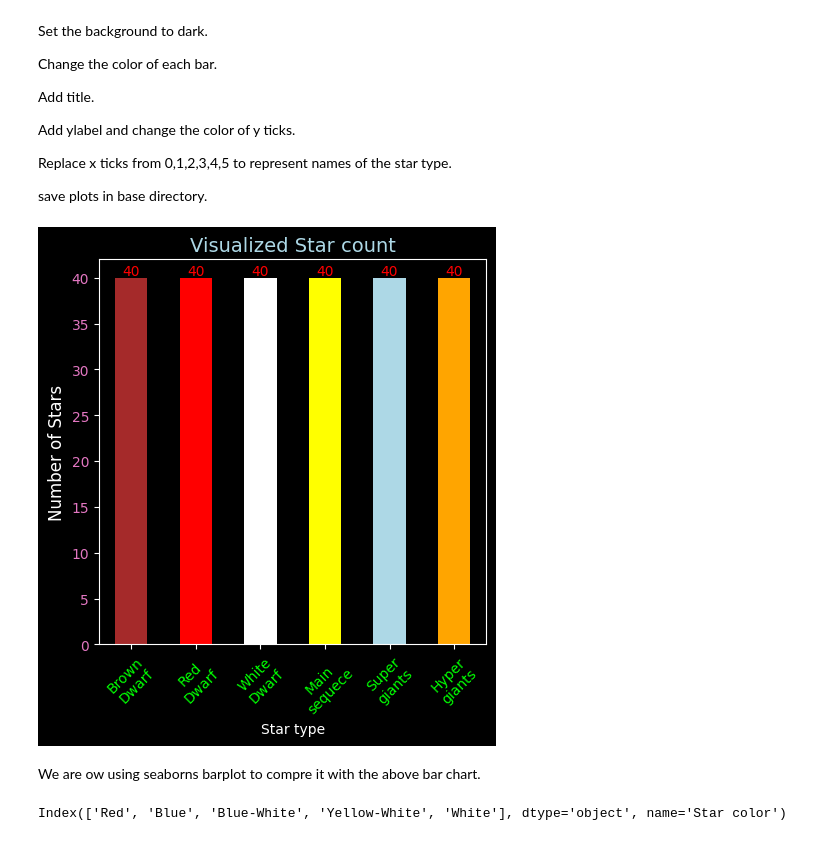
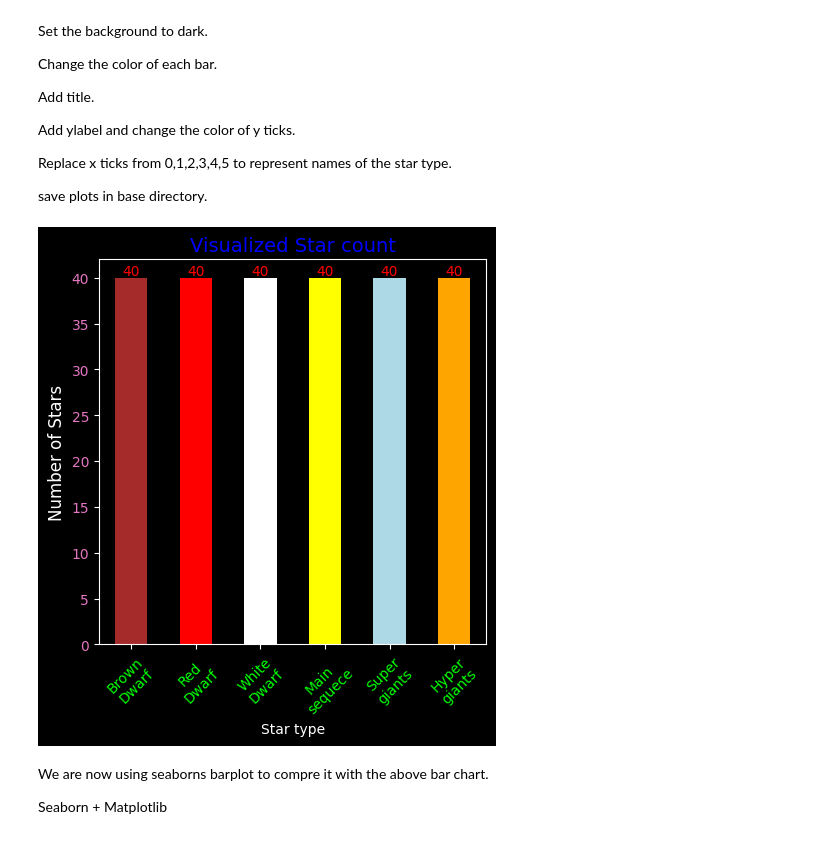
Before and after one commit to Otieno-clinton/Otieno-clinton, a Jupyter notebook: Astronomical_data_set.ipynb, the cells around one changed output. Cells and saved outputs as stored; diff of their text form; code cells hidden in the pictures.

```diff
--- a/Astronomical_data_set.ipynb
+++ b/Astronomical_data_set.ipynb
@@ -19,0 +9,2 @@ stars_df.head()
+# %%
+stars_df = pd.read_csv('/content/cleaned_star_data.csv') # reading or loading data from the file
@@ -96,20 +96,17 @@ plt.show()
 # %%
 plt.figure(figsize= (5, 5))
 plt.style.use('dark_background')
 plt.ylabel('Number of Stars', color = 'white', fontsize = 12)
 plt.yticks(color='tab:pink')
-plt.title('Visualized Star count', color= 'lightblue',fontsize = 14)
+plt.title('Visualized Star count', color= 'blue',fontsize = 14)
 ax = stars_df['Star type'].value_counts().plot(kind= 'bar', color=['brown','red','white', 'yellow', 'lightblue','orange'])
 ax.bar_label(ax.containers[0], color= 'red') #Add the value of counts on top of the bars.
 plt.xticks(ticks=[0,1,2,3,4,5,], labels=['Brown\nDwarf','Red\nDwarf','White\nDwarf','Main\nsequece','Super\ngiants','Hyper\ngiants'], rotation= 45, color = 'lime') #Replace x ticks from 0,1,2,3,4,5 to represent names of the star type.
 plt.savefig(base_dir + 'barplot_star_count.png')
 plt.show()
 # %% [output]
-[figure, old version]
+[figure, new version]
 # %% [markdown]
-We are ow using seaborns barplot to compre it with the above bar chart.
+We are now using seaborns barplot to compre it with the above bar chart.
+
+Seaborn + Matplotlib
-# %%
-#visualizing the Star color data
-stars_df['Star color'].value_counts()
-# %% [output]
-Index(['Red', 'Blue', 'Blue-White', 'Yellow-White', 'White'], dtype='object', name='Star color')
```
Also changed, not shown: parts of 7 cells of this notebook.
